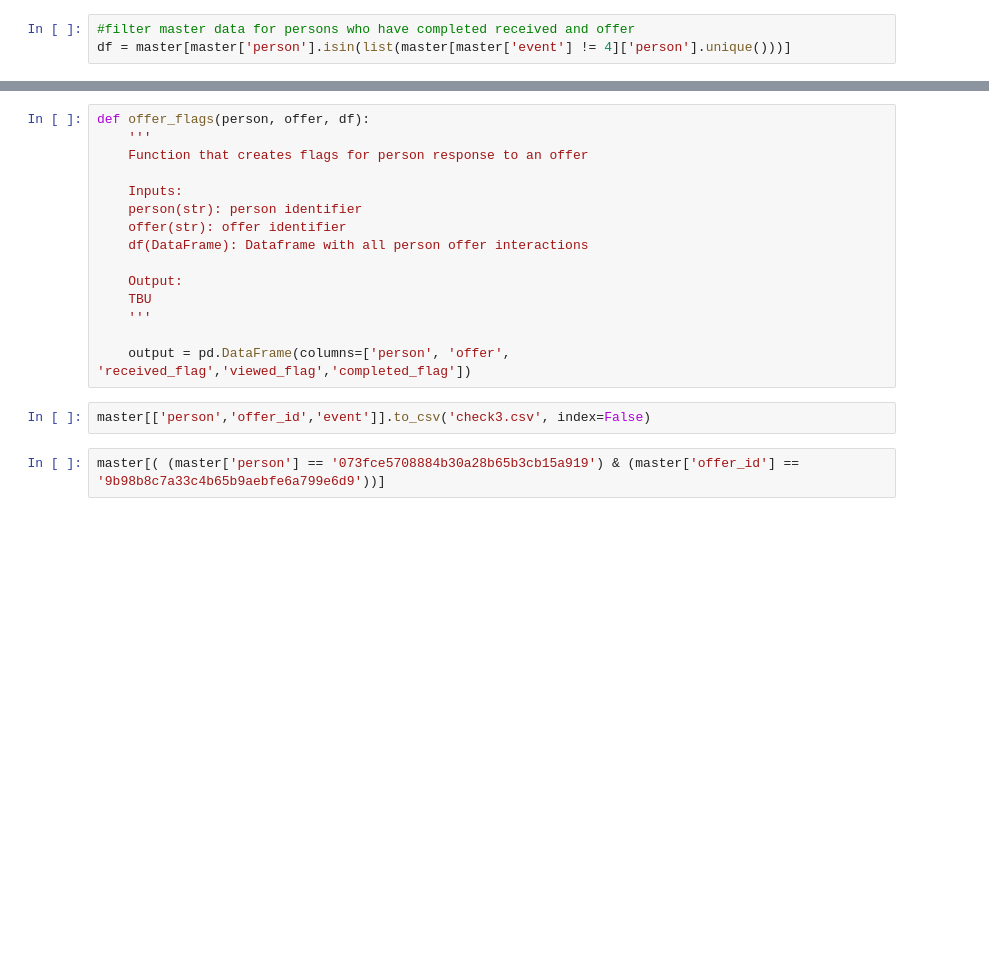
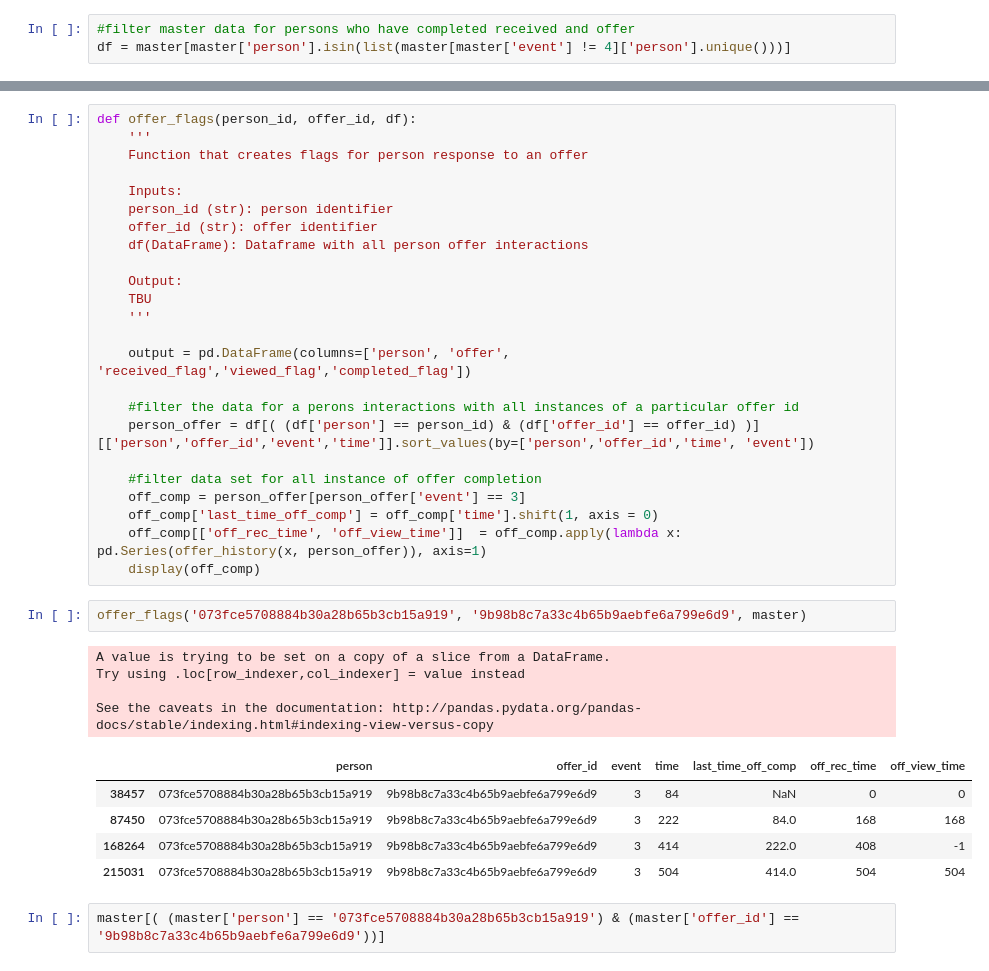
Before and after one commit to Moraut/DSND-Term-2, a Jupyter notebook: 04. Capstone Project/notebook/Starbucks_Capstone_notebook.ipynb, the cells around one changed output, grey strips where cells are left out. Cells and saved outputs as stored; diff of their text form; blank space fills up the shorter version.

Commit message:
feat: offer history update

```diff
--- a/04. Capstone Project/notebook/Starbucks_Capstone_notebook.ipynb
+++ b/04. Capstone Project/notebook/Starbucks_Capstone_notebook.ipynb
@@ -366,11 +402,11 @@ df = master[master['person'].isin(list(master[master['event'] != 4]['person'].un
 # %%
-def offer_flags(person, offer, df):
+def offer_flags(person_id, offer_id, df):
     '''
     Function that creates flags for person response to an offer
 
     Inputs:
-    person(str): person identifier
-    offer(str): offer identifier
+    person_id (str): person identifier
+    offer_id (str): offer identifier
     df(DataFrame): Dataframe with all person offer interactions
 
     Output:
@@ -378,8 +414,27 @@ def offer_flags(person, offer, df):
     '''
 
     output = pd.DataFrame(columns=['person', 'offer', 'received_flag','viewed_flag','completed_flag'])
+
+    #filter the data for a perons interactions with all instances of a particular offer id
+    person_offer = df[( (df['person'] == person_id) & (df['offer_id'] == offer_id) )][['person','offer_id','event','time']].sort_values(by=['person','offer_id','time', 'event'])
+
+    #filter data set for all instance of offer completion
+    off_comp = person_offer[person_offer['event'] == 3]
+    off_comp['last_time_off_comp'] = off_comp['time'].shift(1, axis = 0)
+    off_comp[['off_rec_time', 'off_view_time']]  = off_comp.apply(lambda x: pd.Series(offer_history(x, person_offer)), axis=1)
+    display(off_comp)
-# %%
-master[['person','offer_id','event']].to_csv('check3.csv', index=False)
+# %%
+offer_flags('073fce5708884b30a28b65b3cb15a919', '9b98b8c7a33c4b65b9aebfe6a799e6d9', master)
+# %% [output]
+A value is trying to be set on a copy of a slice from a DataFrame.
+Try using .loc[row_indexer,col_indexer] = value instead
+
+See the caveats in the documentation: http://pandas.pydata.org/pandas-docs/stable/indexing.html#indexing-view-versus-copy
+|  | person | offer_id | event | time | last_time_off_comp | off_rec_time | off_view_time |
+| 38457 | 073fce5708884b30a28b65b3cb15a919 | 9b98b8c7a33c4b65b9aebfe6a799e6d9 | 3 | 84 | NaN | 0 | 0 |
+| 87450 | 073fce5708884b30a28b65b3cb15a919 | 9b98b8c7a33c4b65b9aebfe6a799e6d9 | 3 | 222 | 84.0 | 168 | 168 |
+| 168264 | 073fce5708884b30a28b65b3cb15a919 | 9b98b8c7a33c4b65b9aebfe6a799e6d9 | 3 | 414 | 222.0 | 408 | -1 |
+| 215031 | 073fce5708884b30a28b65b3cb15a919 | 9b98b8c7a33c4b65b9aebfe6a799e6d9 | 3 | 504 | 414.0 | 504 | 504 |
 # %%
 master[( (master['person'] == '073fce5708884b30a28b65b3cb15a919') & (master['offer_id'] == '9b98b8c7a33c4b65b9aebfe6a799e6d9'))]
 # %% [output]
```
Also changed, not shown: parts of 2 cells of this notebook.
